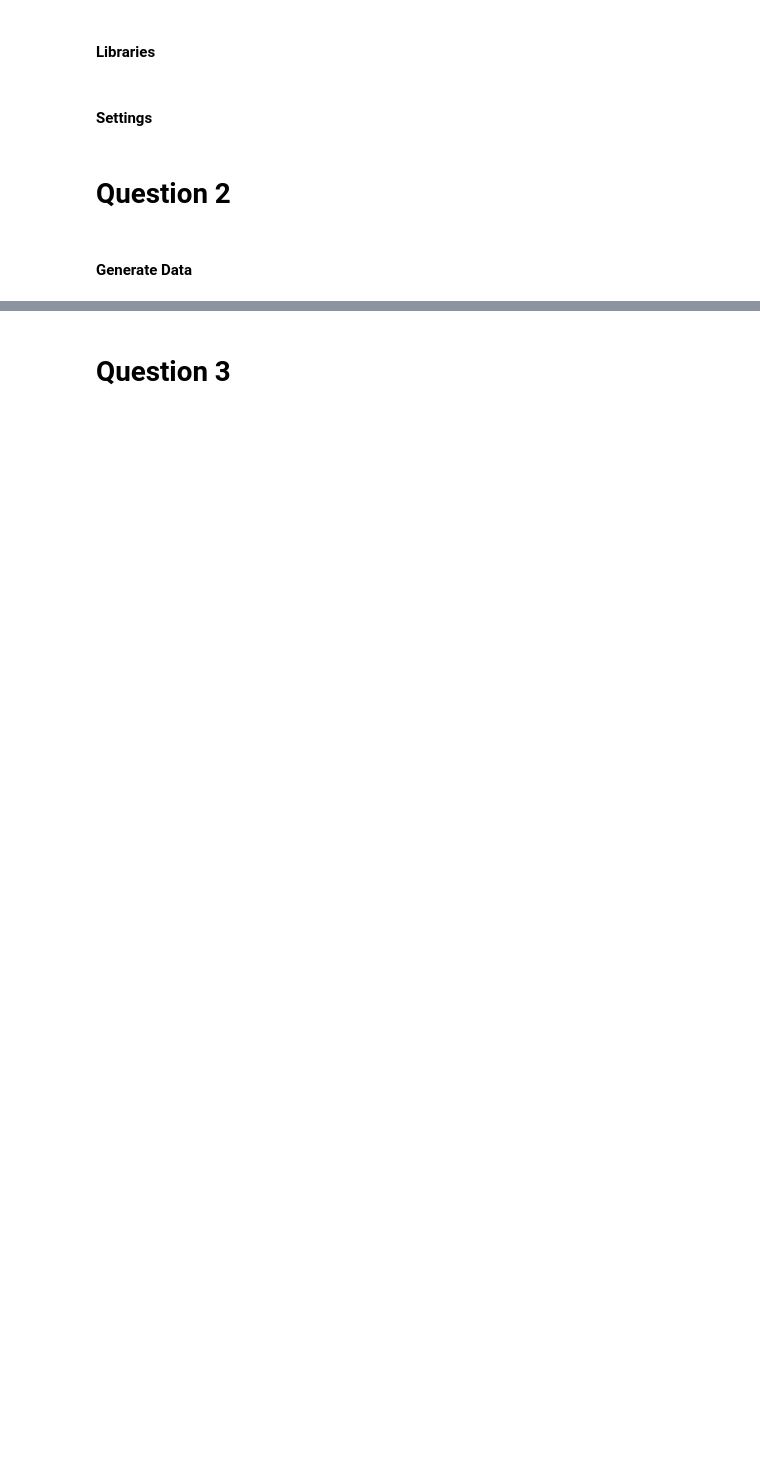
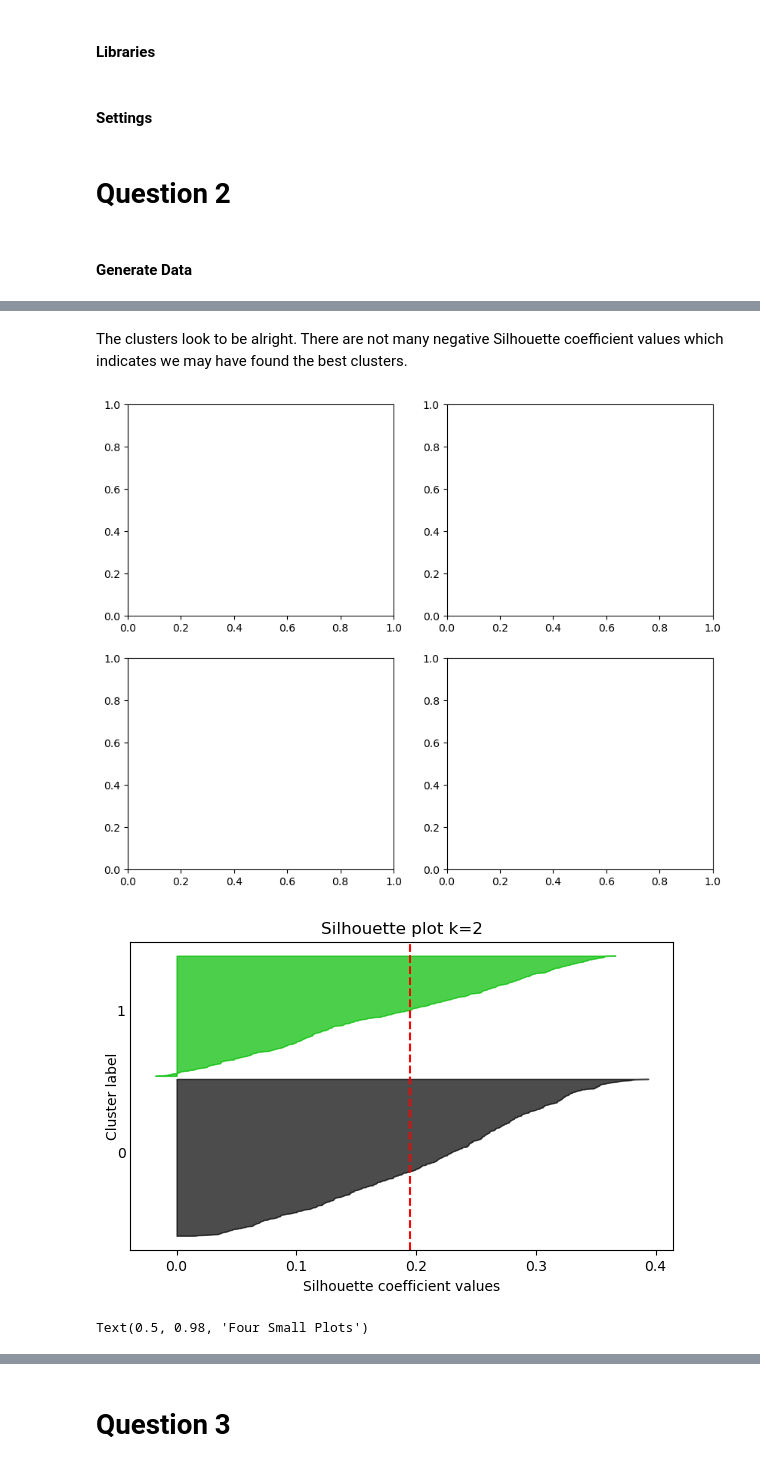
Before and after one commit to samswain2/MSiA-WQ, a Jupyter notebook: MSiA 421/hw02/hw02-q2-q3.ipynb, the cells around one changed output, grey strips where cells are left out. Cells and saved outputs as stored; diff of their text form; code cells hidden in the pictures; blank space fills up the shorter version.

```diff
--- a/MSiA 421/hw02/hw02-q2-q3.ipynb
+++ b/MSiA 421/hw02/hw02-q2-q3.ipynb
@@ -167,0 +191,15 @@ plt.show()
+# %% [markdown]
+The clusters look to be alright. There are not many negative Silhouette coefficient values which indicates we may have found the best clusters.
+# %%
+# Create 4 subplots
+fig, axes = plt.subplots(nrows=2, ncols=2, figsize=(10, 8))
+
+
+axes[0, 0]=plot_silhouettes(X_2, kmeans_scratch(X_2, k)[0], 2)
+plt.show()
+
+fig.suptitle("Four Small Plots")
+# %% [output]
+[figure, added]
+[figure, added]
+Text(0.5, 0.98, 'Four Small Plots')
```
Also changed, not shown: parts of 23 cells of this notebook, 14 other files.
